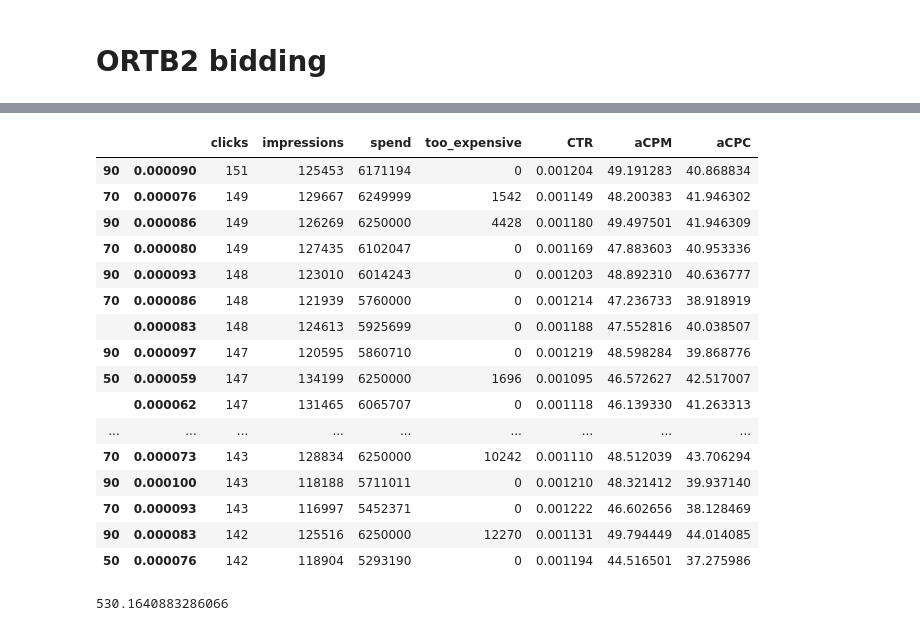
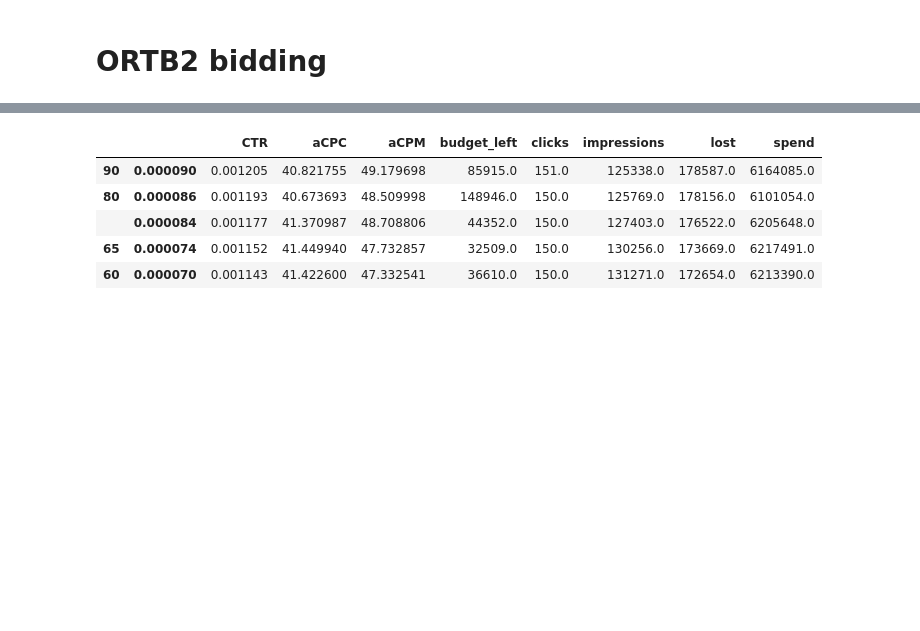
Before and after one commit to FaizalNafis/maai_bid_strategy, a Jupyter notebook: Q3.ipynb, the cells around one changed output, grey strips where cells are left out. Saved outputs shown, nothing was run; the diff lists cells and outputs as text; code cells hidden in the pictures; blank space fills up the shorter version.

```diff
--- a/Q3.ipynb
+++ b/Q3.ipynb
@@ -66,6 +70,8 @@ X_resampled, y_resampled = pickle.load(open( "resampled", "rb" ))
 
 y_validate_true = validation['click'].values
 X_validate = validation.drop(columns=['click', 'payprice'])
+
+test = pd.read_hdf('preprocessed.h5', 'test')
 # %%
 %%time
 random_seed = 4448
@@ -344,0 +252,21 @@ plt.show()
+# %%
+%%time
+X_test = test.drop(columns=['click', 'payprice'])
+y_test_prob = lr.predict_proba(X_test)
+
+pCTR = y_test_prob[:, 1]
+
+bids = BidStrategy.ortb1(pCTR, 55, 0.000053)
+
+# get bid id's
+test_raw = pd.read_csv('../we_data/test.csv')
+
+# export to file
+df_bids = pd.DataFrame(
+    np.round(bids, 1), index=test_raw['bidid'].values, columns=['bidprice'])
+df_bids.index.name = 'bidid'
+df_bids = df_bids.reset_index()
+
+file = 'bid_attemnt_lr_ortb1_{}.csv'.format(time.strftime('%Y-%m-%d_%H:%M:%S'))
+
+df_bids.to_csv(file, index=False)
@@ -408,0 +278,20 @@ Wall time: 12min 34s
+# %%
+%%time
+lamda_range = np.linspace(1e-6, 1e-4, num=50) #50
+const_range = np.arange(10, 100, 5) #5
+parameter_grid = [(x,i) for x in const_range for i in lamda_range]
+
+results_ortb2 = {}
+
+# find optimal base_bid
+for const, lamda in tqdm(parameter_grid):
+    index = (const, lamda)
+
+    agent = BiddingAgent(6250*1000, environment)
+    bids = BidStrategy.ortb2(pCTR_val, const, lamda)
+
+    agent.simulate(bids)
+    results_ortb2[index] = agent.statistics()
+
+results_ortb2 = pd.DataFrame(results_ortb2).T
+print('done')
@@ -409,26 +302,11 @@ Wall time: 12min 34s
 # %%
-statistics.sort_values('clicks', ascending=False).head(20)
+results_ortb2.sort_values('clicks', ascending=False).head(5)
 # %% [output]
-|  |  | clicks | impressions | spend | too_expensive | CTR | aCPM | aCPC |
-| 90 | 0.000090 | 151 | 125453 | 6171194 | 0 | 0.001204 | 49.191283 | 40.868834 |
-| 70 | 0.000076 | 149 | 129667 | 6249999 | 1542 | 0.001149 | 48.200383 | 41.946302 |
-| 90 | 0.000086 | 149 | 126269 | 6250000 | 4428 | 0.001180 | 49.497501 | 41.946309 |
-| 70 | 0.000080 | 149 | 127435 | 6102047 | 0 | 0.001169 | 47.883603 | 40.953336 |
-| 90 | 0.000093 | 148 | 123010 | 6014243 | 0 | 0.001203 | 48.892310 | 40.636777 |
-| 70 | 0.000086 | 148 | 121939 | 5760000 | 0 | 0.001214 | 47.236733 | 38.918919 |
-|  | 0.000083 | 148 | 124613 | 5925699 | 0 | 0.001188 | 47.552816 | 40.038507 |
-| 90 | 0.000097 | 147 | 120595 | 5860710 | 0 | 0.001219 | 48.598284 | 39.868776 |
-| 50 | 0.000059 | 147 | 134199 | 6250000 | 1696 | 0.001095 | 46.572627 | 42.517007 |
-|  | 0.000062 | 147 | 131465 | 6065707 | 0 | 0.001118 | 46.139330 | 41.263313 |
-| ... | ... | ... | ... | ... | ... | ... | ... | ... |
-| 70 | 0.000073 | 143 | 128834 | 6250000 | 10242 | 0.001110 | 48.512039 | 43.706294 |
-| 90 | 0.000100 | 143 | 118188 | 5711011 | 0 | 0.001210 | 48.321412 | 39.937140 |
-| 70 | 0.000093 | 143 | 116997 | 5452371 | 0 | 0.001222 | 46.602656 | 38.128469 |
-| 90 | 0.000083 | 142 | 125516 | 6250000 | 12270 | 0.001131 | 49.794449 | 44.014085 |
-| 50 | 0.000076 | 142 | 118904 | 5293190 | 0 | 0.001194 | 44.516501 | 37.275986 |
+|  |  | CTR | aCPC | aCPM | budget_left | clicks | impressions | lost | spend |
+| 90 | 0.000090 | 0.001205 | 40.821755 | 49.179698 | 85915.0 | 151.0 | 125338.0 | 178587.0 | 6164085.0 |
+| 80 | 0.000086 | 0.001193 | 40.673693 | 48.509998 | 148946.0 | 150.0 | 125769.0 | 178156.0 | 6101054.0 |
+|  | 0.000084 | 0.001177 | 41.370987 | 48.708806 | 44352.0 | 150.0 | 127403.0 | 176522.0 | 6205648.0 |
+| 65 | 0.000074 | 0.001152 | 41.449940 | 47.732857 | 32509.0 | 150.0 | 130256.0 | 173669.0 | 6217491.0 |
+| 60 | 0.000070 | 0.001143 | 41.422600 | 47.332541 | 36610.0 | 150.0 | 131271.0 | 172654.0 | 6213390.0 |
-# %%
-max(bids)
-# %% [output]
-530.1640883286066
 # %%
 x = np.linspace(1e-2, 1)
```
Also changed, not shown: parts of 23 cells of this notebook.
